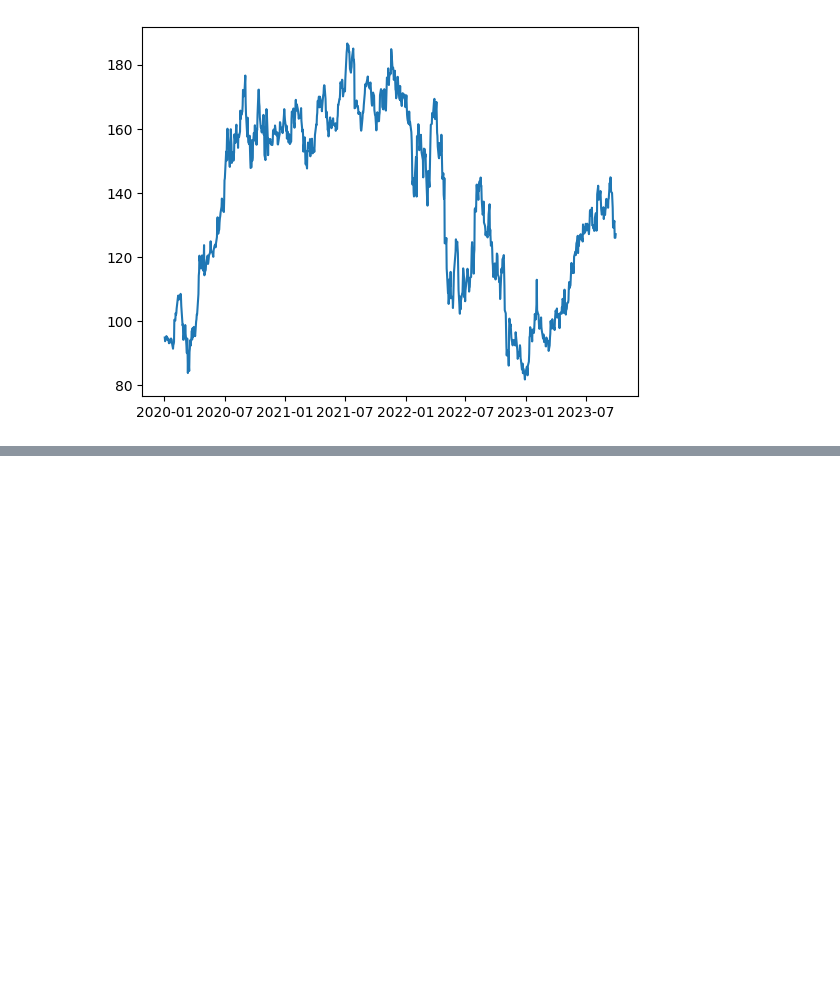
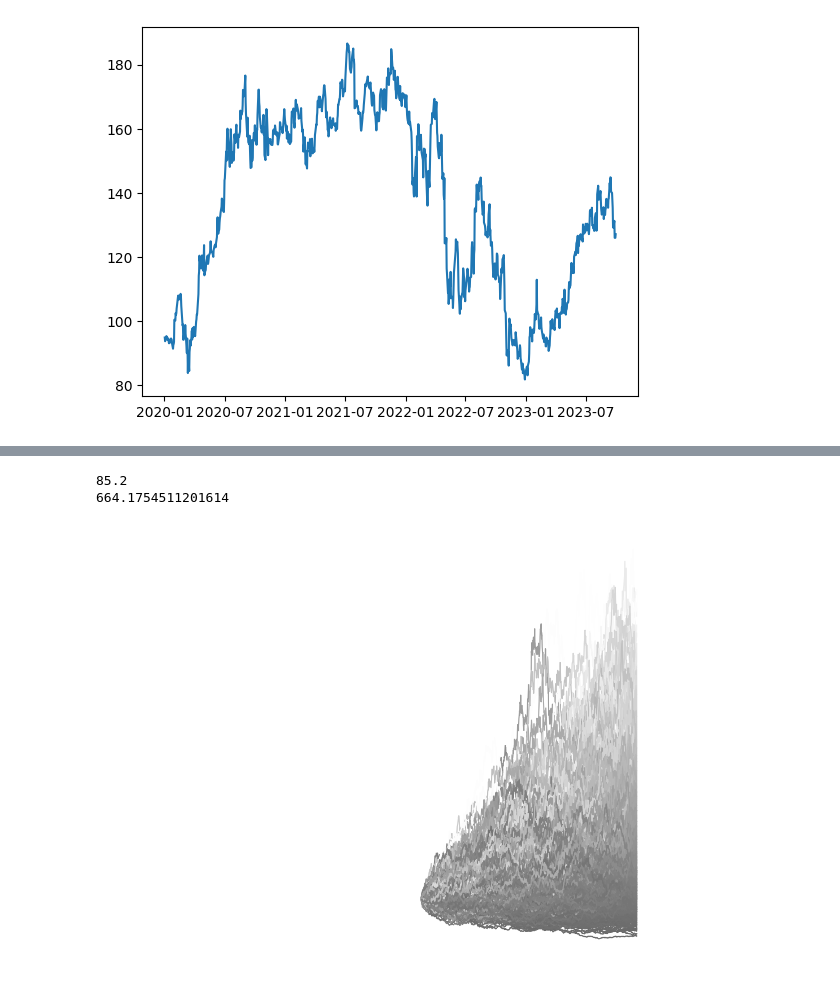
Before and after one commit to naapeli/Hanken-Hackathon-2024, a Jupyter notebook: MC_predictions.ipynb, the cells around one changed output, grey strips where cells are left out. Saved outputs shown, nothing was run; the diff lists cells and outputs as text; code cells hidden in the pictures; blank space fills up the shorter version.

```diff
--- a/MC_predictions.ipynb
+++ b/MC_predictions.ipynb
@@ -88,0 +89,76 @@ totalEsg                                                                       3
+# %%
+import matplotlib.colors as mcolors
+
+fig = plt.figure(figsize=(16, 10))
+gs = fig.add_gridspec(1, 2, width_ratios=[4, 1], wspace=0)
+
+ax_main = fig.add_subplot(gs[0])
+ax_side = fig.add_subplot(gs[1], sharey=ax_main)
+
+last_values = np.array([new_prices[f"{ticker}{i}"].iloc[-1] for i in range(n) if new_prices[f"{ticker}{i}"].iloc[-1] < 1000])
+norm = mcolors.Normalize(vmin=last_values.min(), vmax=last_values.max())
+# cmap = plt.cm.get_cmap('RdYlGn')
+cmap = mcolors.LinearSegmentedColormap.from_list("gray_white", ["dimgray", "white"])
+
+ticker = "GOOGL"
+ax_main.plot(prices[ticker], color="white")
+
+initial_price = prices[ticker].iloc[0]
+before_prediction_price = prices[ticker].iloc[-1]
+positive_return = 0
+negative_return = 0
+for i in range(n):
+    last_value = new_prices[f"{ticker}{i}"].iloc[-1]
+    if last_value < before_prediction_price:
+        negative_return += 1
+    else:
+        positive_return += 1
+    if last_value < 1000:
+        color = cmap(norm(last_value))
+        ax_main.plot(new_prices[f"{ticker}{i}"], color=color)
+print(100 * positive_return / (negative_return + positive_return))
+print(100 * (1000 - before_prediction_price) / before_prediction_price)
+
+ax_side.plot(y_test[1:], x_test[1:], color="white")
+
+# mean = y_test.mean()
+# cdf = np.cumsum(y_test)
+# cdf /= cdf[-1]
+# lower_bound_index = np.searchsorted(cdf, 0.25)
+# upper_bound_index = np.searchsorted(cdf, 0.75)
+# ax_side.fill_betweenx(x_test[lower_bound_index:upper_bound_index], 0, y_test[lower_bound_index:upper_bound_index], color='white', alpha=0.5)
+ax_side.fill_betweenx(x_test[before_prediction_price <= x_test], 0.0002, y_test[before_prediction_price <= x_test], color='white', alpha=0.5)
+
+fig.patch.set_alpha(0)
+ax_main.patch.set_alpha(0)
+ax_side.patch.set_alpha(0)
+
+ax_main.tick_params(axis='x', colors='white')
+ax_main.xaxis.label.set_color('white')
+ax_main.spines['bottom'].set_color('white')
+ax_main.tick_params(axis='y', colors='white', left=False, labelleft=False)
+ax_main.yaxis.label.set_color('white')
+ax_main.spines['right'].set_color('white')
+
+ax_main.spines['top'].set_visible(False)
+# ax_main.spines['right'].set_visible(False)
+ax_main.spines['left'].set_visible(False)
+# ax_main.spines['bottom'].set_visible(False)
+# ax_main.xaxis.set_ticks([])
+ax_main.yaxis.set_ticks([0, before_prediction_price, 2.0 * before_prediction_price, 1000])
+ax_main.set_yticklabels(("", "", "", ""))
+# ax_main.set_yticklabels(("-100%", f"{round(100 * (1000 - initial_price) / initial_price)}%"))
+
+ax_side.tick_params(axis='y', colors='white')
+ax_side.spines['top'].set_visible(False)
+ax_side.spines['right'].set_visible(False)
+ax_side.spines['left'].set_visible(False)
+ax_side.spines['bottom'].set_visible(False)
+ax_side.xaxis.set_ticks([])
+# ax_side.yaxis.set_ticks([])
+plt.savefig('transparent_plot.png', dpi=500, transparent=True, bbox_inches='tight', pad_inches=0)
+plt.show()
+# %% [output]
+85.2
+664.1754511201614
+[figure, added]
```
Also changed, not shown: parts of 5 cells of this notebook, 1 other file.
